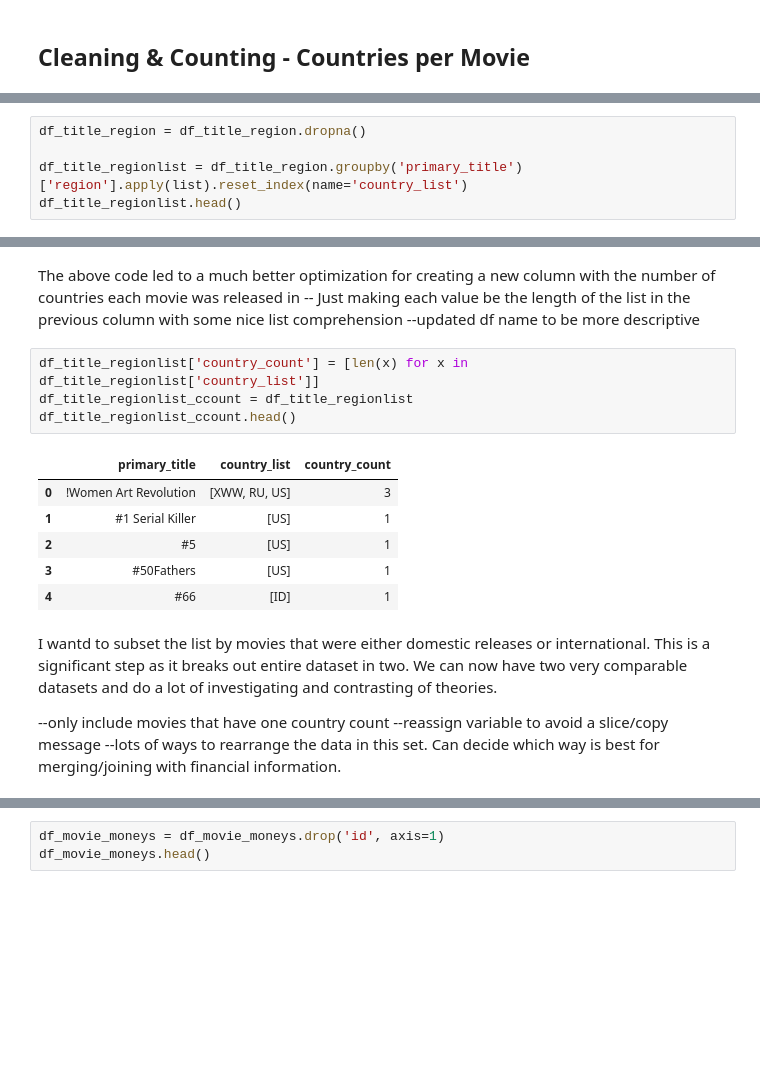
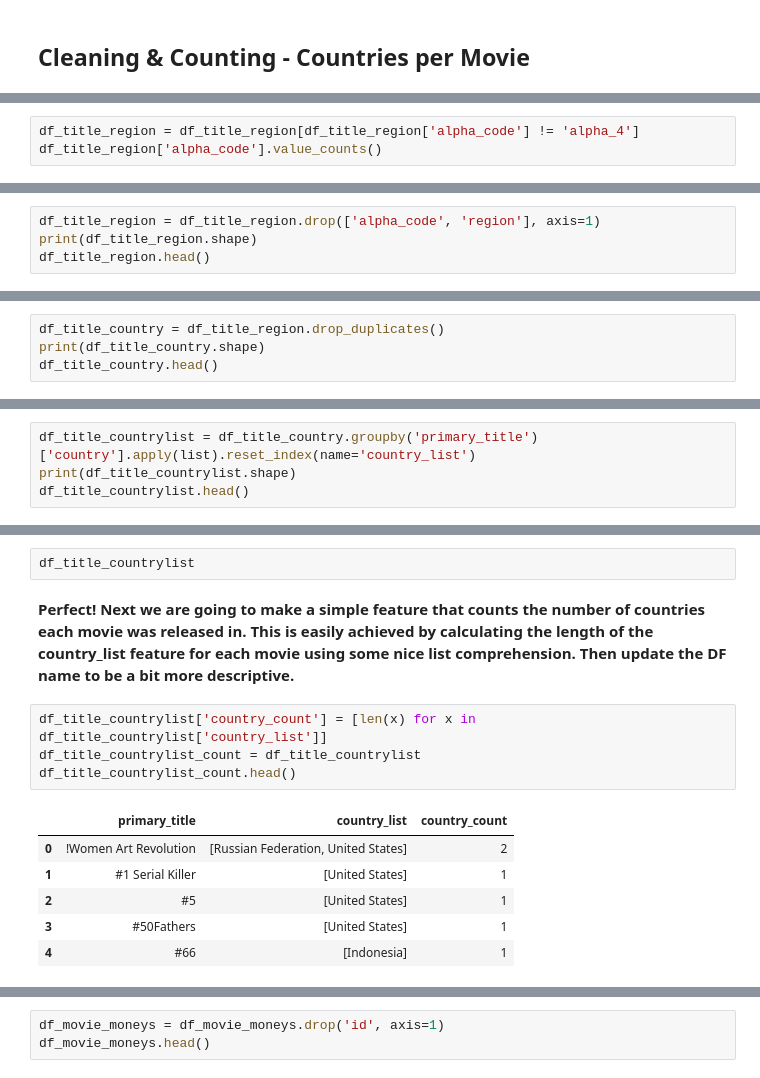
Before and after one commit to tcastanley/Movie_Analysis, a Jupyter notebook: Country_Movie_Inspection.ipynb, the cells around one changed output, grey strips where cells are left out. Saved outputs shown, nothing was run; the diff lists cells and outputs as text; blank space fills up the shorter version.

```diff
--- a/Country_Movie_Inspection.ipynb
+++ b/Country_Movie_Inspection.ipynb
@@ -97,0 +257,3 @@ dropped NoneType values from region column
+# %%
+df_title_region = df_title_region[df_title_region['alpha_code'] != 'alpha_4']
+df_title_region['alpha_code'].value_counts()
@@ -97,0 +265,4 @@ dropped NoneType values from region column
+# %%
+df_title_region = df_title_region.drop(['alpha_code', 'region'], axis=1)
+print(df_title_region.shape)
+df_title_region.head()
@@ -97,0 +279,4 @@ dropped NoneType values from region column
+# %%
+df_title_country = df_title_region.drop_duplicates()
+print(df_title_country.shape)
+df_title_country.head()
@@ -98,6 +293,5 @@ dropped NoneType values from region column
 # %%
-df_title_region = df_title_region.dropna()
-
-df_title_regionlist = df_title_region.groupby('primary_title')['region'].apply(list).reset_index(name='country_list')
-df_title_regionlist.head()
+df_title_countrylist = df_title_country.groupby('primary_title')['country'].apply(list).reset_index(name='country_list')
+print(df_title_countrylist.shape)
+df_title_countrylist.head()
 # %% [output]
@@ -110,21 +327,15 @@ df_title_regionlist.head()
+# %%
+df_title_countrylist
 # %% [markdown]
-The above code led to a much better optimization for creating a new column with the number of countries each movie was released in
--- Just making each value be the length of the list in the previous column with some nice list comprehension
---updated df name to be more descriptive
+**Perfect!  Next we are going to make a simple feature that counts the number of countries each movie was released in.  This is easily achieved by calculating the length of the country_list feature for each movie using some nice list comprehension. Then update the DF name to be a bit more descriptive.**
 # %%
-df_title_regionlist['country_count'] = [len(x) for x in df_title_regionlist['country_list']]
-df_title_regionlist_ccount = df_title_regionlist
-df_title_regionlist_ccount.head()
+df_title_countrylist['country_count'] = [len(x) for x in df_title_countrylist['country_list']]
+df_title_countrylist_count = df_title_countrylist
+df_title_countrylist_count.head()
 # %% [output]
 |  | primary_title | country_list | country_count |
-| 0 | !Women Art Revolution | [XWW, RU, US] | 3 |
-| 1 | #1 Serial Killer | [US] | 1 |
-| 2 | #5 | [US] | 1 |
-| 3 | #50Fathers | [US] | 1 |
-| 4 | #66 | [ID] | 1 |
+| 0 | !Women Art Revolution | [Russian Federation, United States] | 2 |
+| 1 | #1 Serial Killer | [United States] | 1 |
+| 2 | #5 | [United States] | 1 |
+| 3 | #50Fathers | [United States] | 1 |
+| 4 | #66 | [Indonesia] | 1 |
-# %% [markdown]
-I wantd to subset the list by movies that were either domestic releases or international.  This is a significant step as it breaks out entire dataset in two.  We can now have two very comparable datasets and do a lot of investigating and contrasting of theories.
-
---only include movies that have one country count
---reassign variable to avoid a slice/copy message
---lots of ways to rearrange the data in this set.  Can decide which way is best for merging/joining with financial information.
```
Also changed, not shown: parts of 98 cells of this notebook.
